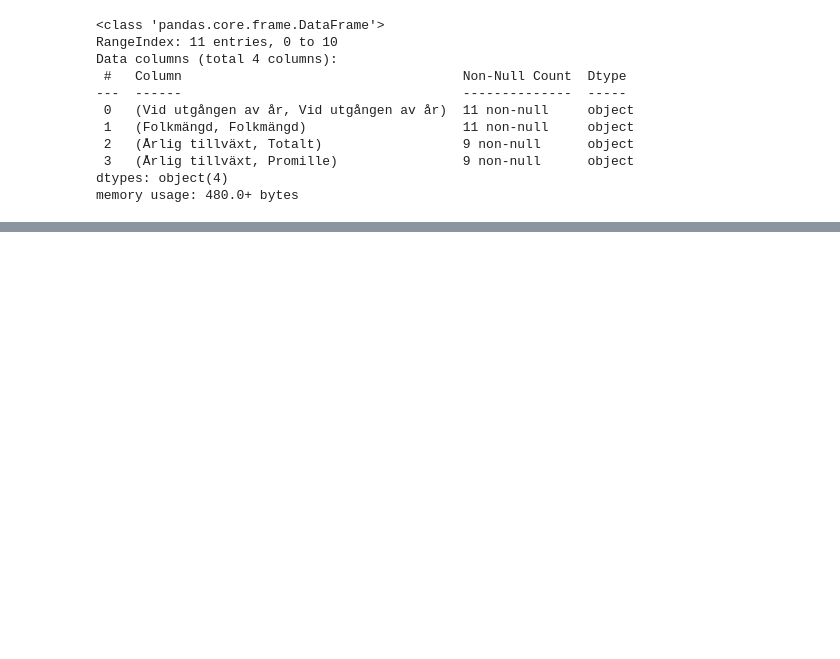
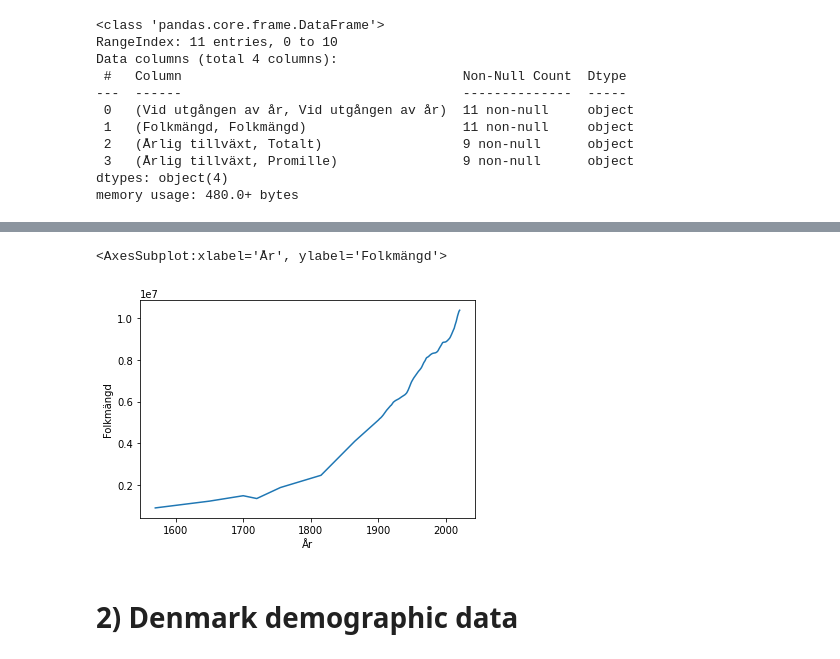
Before and after one commit to AmalDerbali/Databehandling_AmalDerbali, a Jupyter notebook: Exercises/E02_merging.ipynb, the cells around one changed output, grey strips where cells are left out. Cells and saved outputs as stored; diff of their text form; code cells hidden in the pictures; blank space fills up the shorter version.

```diff
--- a/Exercises/E02_merging.ipynb
+++ b/Exercises/E02_merging.ipynb
@@ -58,3 +59,7 @@ demography.head()
 | 2 | 1902 | 5187000 | 137364 | 79722 | 57642 | 265 | ... |
 | 3 | 1903 | 5210000 | 133896 | 78610 | 55286 | 257 | ... |
 | 4 | 1904 | 5241000 | 134952 | 80152 | 54800 | 257 | ... |
+# %%
+#Change to int
+demography = demography.astype({"Folkmängd":int, "Födda":int, "Döda":int, "Befolkningsförändringar":int})
+demography.info()
@@ -111,3 +145,8 @@ Data columns (total 4 columns):
  3   (Årlig tillväxt, Promille)                9 non-null      object
 dtypes: object(4)
 memory usage: 480.0+ bytes
+# %%
+older_demography = older_demography.iloc[:7, :2]
+older_demography = older_demography.droplevel(0, axis=1)
+older_demography = older_demography.rename({"Vid utgången av år": "År"}, axis=1)
+older_demography
@@ -113,0 +174,6 @@ memory usage: 480.0+ bytes
+# %%
+older_demography["Folkmängd"] = older_demography["Folkmängd"].str.replace("\xa0","")
+older_demography = older_demography.astype(int)
+# %%
+demo = pd.concat([older_demography, demography]).reset_index(drop=True)
+demo
@@ -113,0 +194,7 @@ memory usage: 480.0+ bytes
+# %%
+sns.lineplot(data=demo, x="År", y="Folkmängd")
+# %% [output]
+<AxesSubplot:xlabel='År', ylabel='Folkmängd'>
+[figure, added]
+# %% [markdown]
+# 2) Denmark demographic data
```
Also changed, not shown: parts of 27 cells of this notebook.
